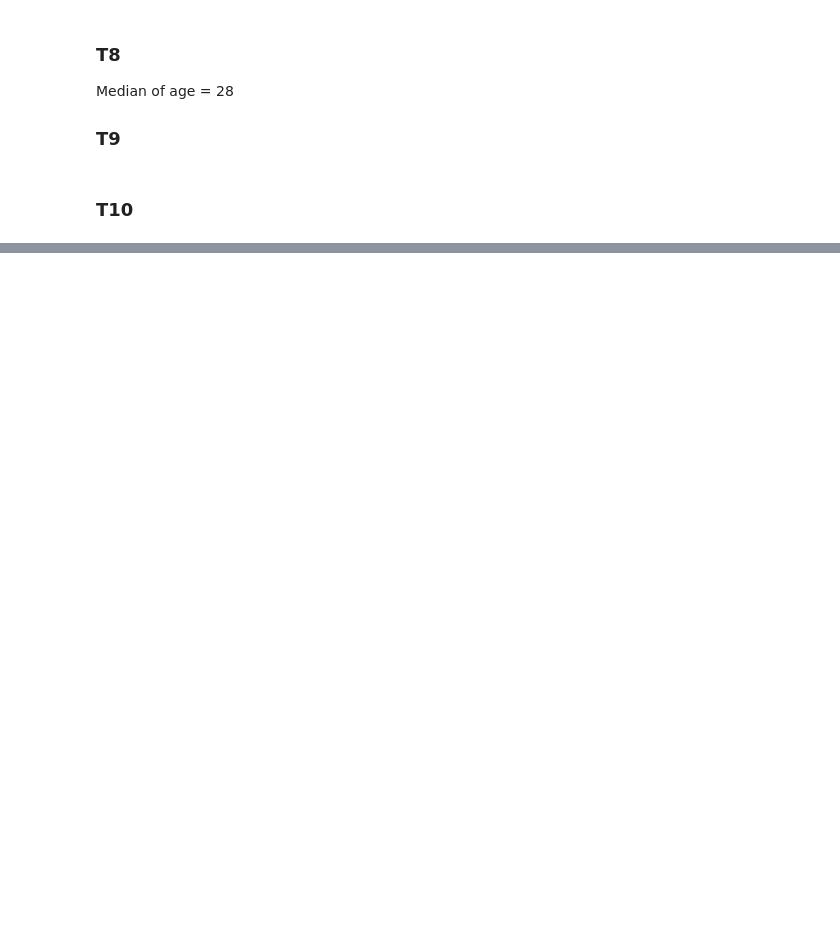
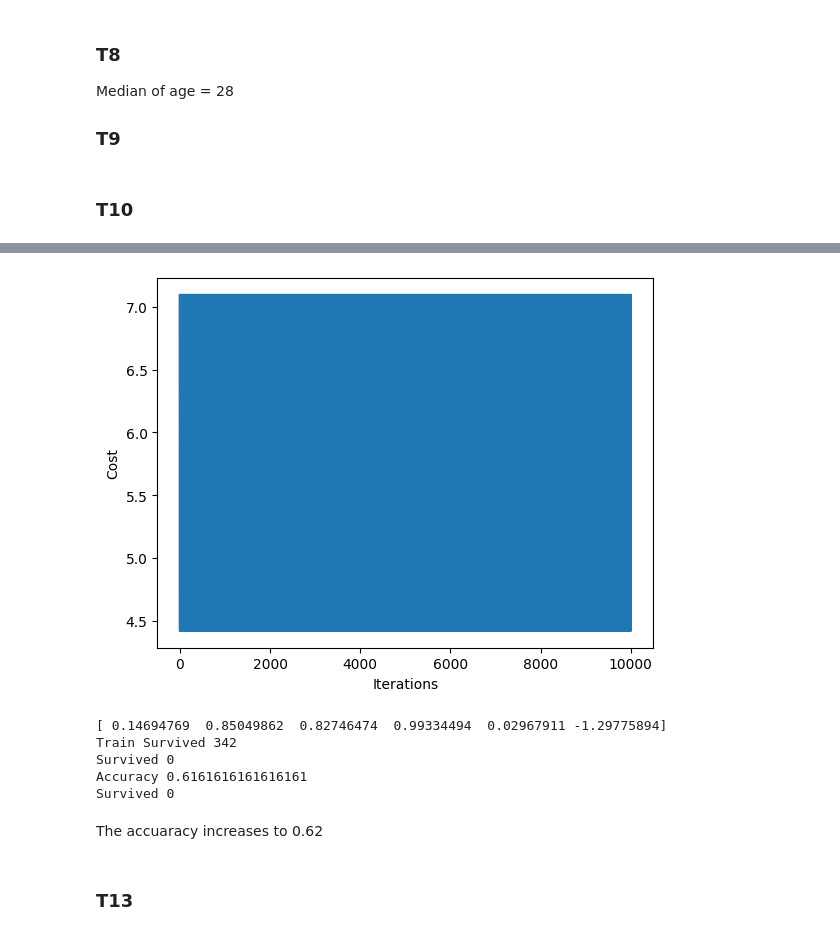
Before and after one commit to Nacnano/my-chula-courses, a Jupyter notebook: 2110573-patt-recog/HW1/HW1.ipynb, the cells around one changed output, grey strips where cells are left out. Saved outputs shown, nothing was run; the diff lists cells and outputs as text; code cells hidden in the pictures; blank space fills up the shorter version.

```diff
--- a/2110573-patt-recog/HW1/HW1.ipynb
+++ b/2110573-patt-recog/HW1/HW1.ipynb
@@ -308,0 +307,48 @@ output.to_csv('submission.csv', index=False)
+# %%
+train_df = copy.deepcopy(train)
+test_df  = copy.deepcopy(test)
+
+train_df["Age_2"] = train_df['Age'] ** 2
+test_df["Age_2"] = test_df['Age'] ** 2
+
+train_df["Age_3"] = train_df['Age'] ** 3
+test_df["Age_3"] = test_df['Age'] ** 3
+
+train_df["Age_3"] = train_df['Age'] ** 3
+test_df["Age_3"] = test_df['Age'] ** 3
+
+
+train_data = np.array(train_df[["Pclass","Sex","Age","Embarked", "Age_2", "Age_3"]].values, dtype = float)
+test_data = np.array(test_df[["Pclass","Sex","Age","Embarked", "Age_2", "Age_3"]].values, dtype = float)
+
+train_y = np.array(train_df[["Survived"]].values, dtype = float)
+train_y = train_y.reshape(train_y.size)
+
+features = train_data.shape[1]
+theta = np.random.random(features)
+alpha = 0.0001
+iterations = 10000
+theta, cost_history = gradient_descent(theta, train_data, train_y, alpha)
+plt.plot(cost_history)
+plt.ylabel('Cost')
+plt.xlabel('Iterations')
+plt.show()
+
+print(theta)
+
+print("Train Survived", np.count_nonzero(train["Survived"]))
+result = predict(train_data, theta, train_df)
+print("Accuracy", compare_prediction(train_y, result["Survived"]))
+result = predict(test_data, theta, test_df)
+result.to_csv("submission_T12.csv", index = False)
+# %% [output]
+[figure, added]
+[ 0.14694769  0.85049862  0.82746474  0.99334494  0.02967911 -1.29775894]
+Train Survived 342
+Survived 0
+Accuracy 0.6161616161616161
+Survived 0
+# %% [markdown]
+The accuaracy increases to 0.62
+# %% [markdown]
+### T13
```
Also changed, not shown: parts of 8 cells of this notebook, 5 other files.
